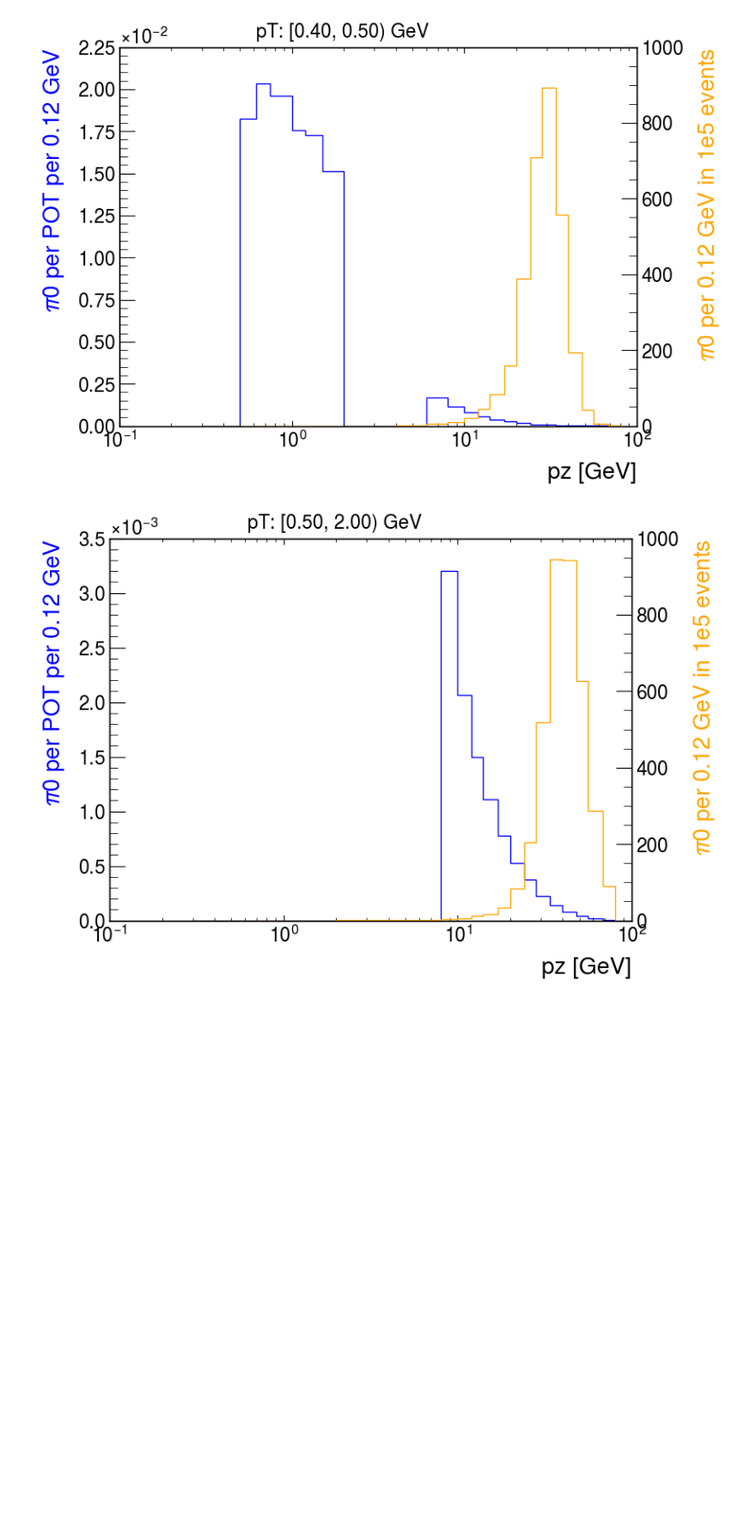
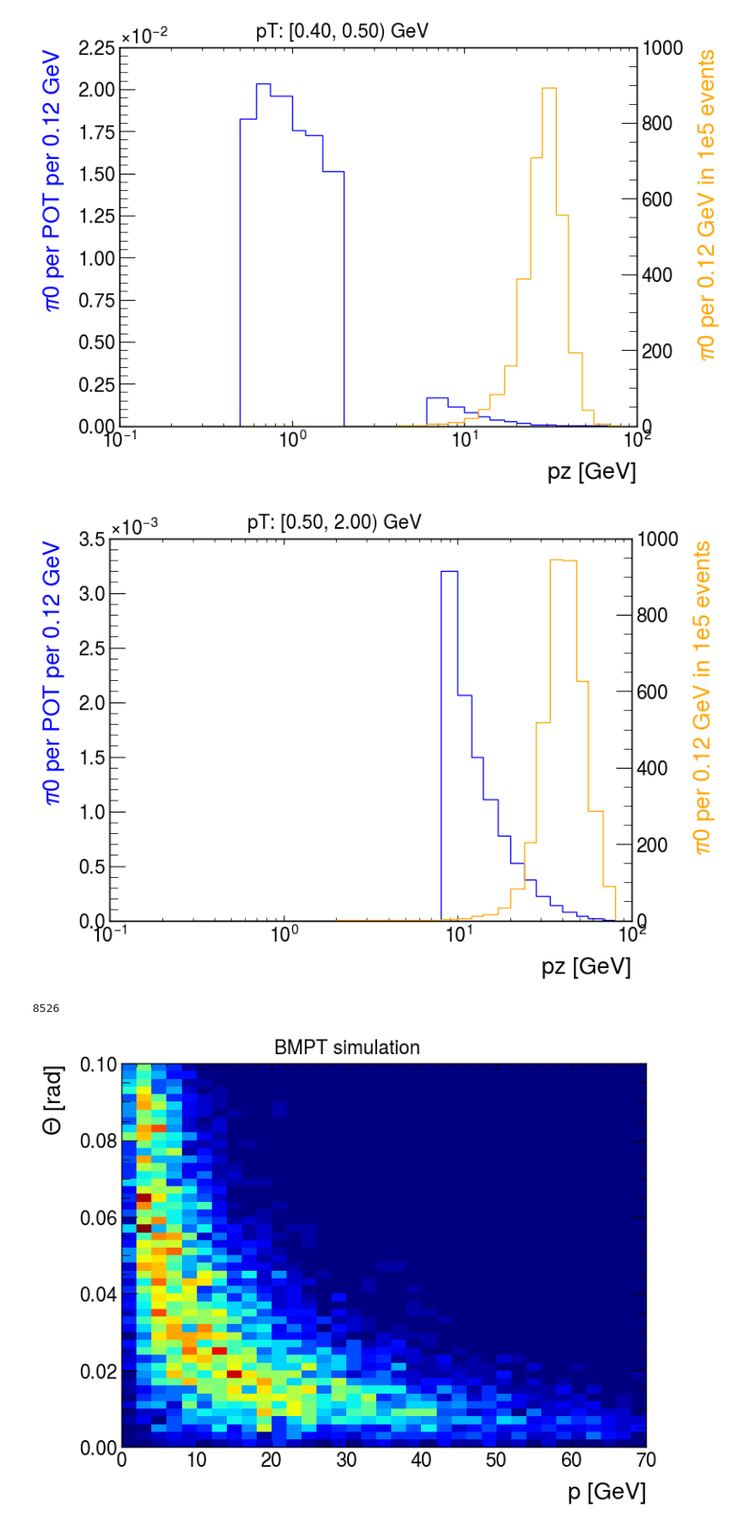
Before and after one commit to horohoo/thoroho-nova, a Jupyter notebook: ldmcode/NOvA_pion_dist.ipynb, the cells around one changed output. Shown at 86% size. Drawn from its saved outputs; the diff is of its cells as text; code cells hidden in the pictures; blank space fills up the shorter version.

```diff
--- a/ldmcode/NOvA_pion_dist.ipynb
+++ b/ldmcode/NOvA_pion_dist.ipynb
@@ -204,9 +298,9 @@ hist_norm = hist[0]/np.sum(hist[0])
 
 correction = 0
 
-for i in range(len(MIPP_AVG)):
-    for j in range(len(MIPP_AVG[i])):
-        correction += hist_norm[i][j]*MIPP_AVG[i][j]
+for i in range(len(MIPP_avg)):
+    for j in range(len(MIPP_avg[i])):
+        correction += hist_norm[i][j]*MIPP_avg[i][j]
 print(correction)
 # %% [output]
 0.006387992774054525
@@ -287,10 +381,10 @@ pz_range = ['[0.30, 0.50) GeV', '[0.50, 0.62) GeV', '[0.62, 0.75) GeV', '[0.75,
             '[17.00, 20.00) GeV', '[20.00, 24.00) GeV', '[24.00, 28.00) GeV', '[28.00, 34.00) GeV', '[34.00, 40.00) GeV',
             '[40.00, 48.00) GeV', '[48.00, 56.00) GeV', '[56.00, 68.00) GeV', '[68.00, 80.00) GeV']
 
-for i in range(len(MIPP_AVG)):
+for i in range(len(MIPP_avg)):
     fig, ax1 = plt.subplots()
     ax2 = ax1.twinx()
-    hist1 = ax1.hist(binvals(bins_pT), bins=bins_pT, weights=normalize(MIPP_AVG[i], bins_pT),histtype='step', label='MIPP data',color='blue')
+    hist1 = ax1.hist(binvals(bins_pT), bins=bins_pT, weights=normalize(MIPP_avg[i], bins_pT),histtype='step', label='MIPP data',color='blue')
     hist2 = ax2.hist(binvals(bins_pT), bins=bins_pT, weights=normalize(bdnmc_hist[i], bins_pT),histtype='step', label='BdNMC',color='orange')
     #ax1.legend()
     ax1.set_xlabel('pT [GeV]')
@@ -315,10 +409,10 @@ for i in range(len(MIPP_AVG)):
 # %%
 pT_range = ['[0.00, 0.10) GeV', '[0.10, 0.20) GeV', '[0.20, 0.30) GeV', '[0.30, 0.40) GeV', '[0.40, 0.50) GeV', '[0.50, 2.00) GeV']
 
-for i in range(len(MIPP_AVG.T)):
+for i in range(len(MIPP_avg.T)):
     fig, ax1 = plt.subplots()
     ax2 = ax1.twinx()
-    ax1.hist(binvals(bins_pz), bins=bins_pz, weights=normalize(MIPP_AVG.T[i], bins_pz),histtype='step', label='MIPP data',color='blue')
+    ax1.hist(binvals(bins_pz), bins=bins_pz, weights=normalize(MIPP_avg.T[i], bins_pz),histtype='step', label='MIPP data',color='blue')
     ax2.hist(binvals(bins_pz), bins=bins_pz, weights=normalize(bdnmc_hist.T[i], bins_pz),histtype='step', label='BdNMC',color='orange')
     ax1.set_xscale('log')
     ax1.set_xlabel('pz [GeV]')
@@ -335,0 +8957,30 @@ for i in range(len(MIPP_AVG.T)):
+# %%
+pz_bmpt = []
+pT_bmpt = []
+p_bmpt = []
+theta_bmpt = []
+print(len(bmpt_source))
+for i in range(len(bmpt_source)):
+    p = bmpt_source[i][0]
+    theta = bmpt_source[i][1]
+    pz_bmpt.append(p*math.cos(theta))
+    pT_bmpt.append(p*math.sin(theta))
+    p_bmpt.append(p)
+    theta_bmpt.append(theta)
+pz_bmpt = np.array(pz_bmpt)
+pT_bmpt = np.array(pT_bmpt)
+p_bmpt = np.array(p_bmpt)
+theta_bmpt = np.array(theta_bmpt)
+# %% [output]
+8526
+# %%
+fig, ax = plt.subplots()
+ax.hist2d(p_bmpt, theta_bmpt, bins=[np.linspace(0, 70, 36), np.linspace(0, 0.1, 51)],cmap='jet')
+ax.set_ylabel('$\Theta$ [rad]')
+ax.set_xlabel('p [GeV]')
+ax.set_ylim((0, 0.1))
+ax.set_xlim((0, 70))
+fig.suptitle('BMPT simulation')
+fig.show()
+# %% [output]
+[figure, added]
```
Also changed, not shown: parts of 19 cells of this notebook.
